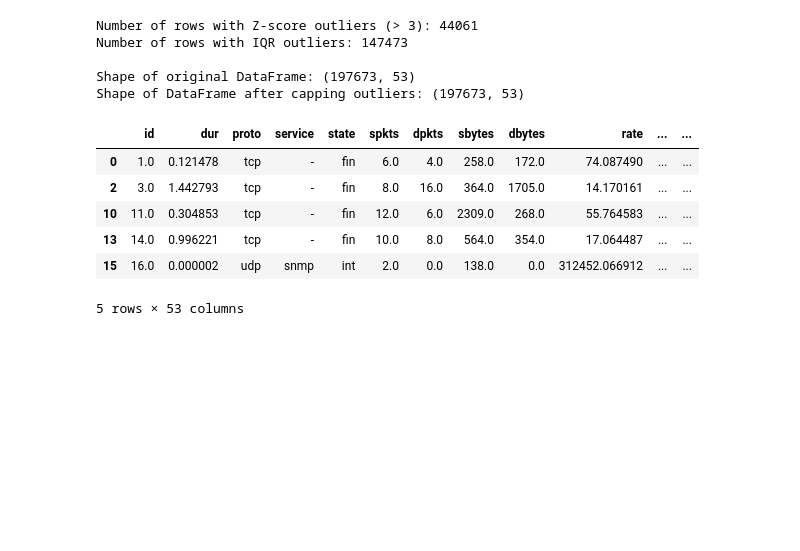
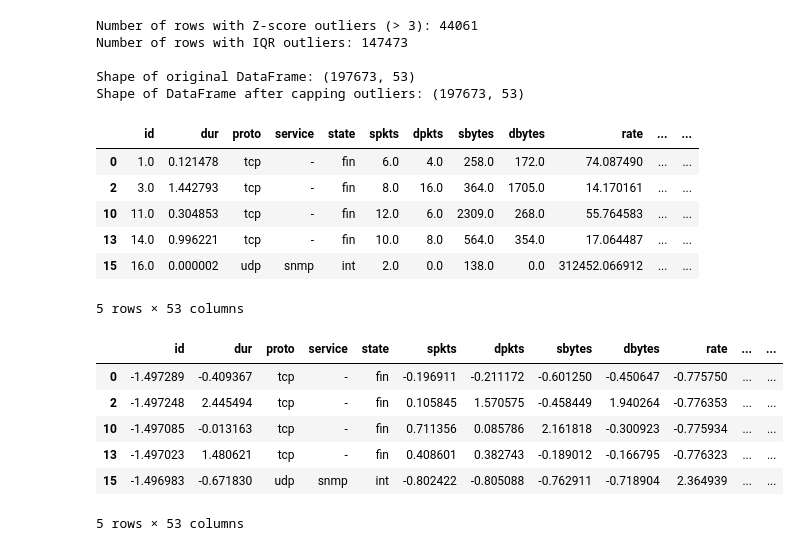
Before and after one commit to Ahsan3172/Zero-day-attack-, a Jupyter notebook: backend/zda.ipynb, the cells around one changed output. Saved outputs shown, nothing was run; the diff lists cells and outputs as text; code cells hidden in the pictures; blank space fills up the shorter version.

```diff
--- a/backend/zda.ipynb
+++ b/backend/zda.ipynb
@@ -427,3 +427,25 @@ Shape of DataFrame after capping outliers: (197673, 53)
 | 13 | 14.0 | 0.996221 | tcp | - | fin | 10.0 | 8.0 | 564.0 | 354.0 | 17.064487 | ... | ... |
 | 15 | 16.0 | 0.000002 | udp | snmp | int | 2.0 | 0.0 | 138.0 | 0.0 | 312452.066912 | ... | ... |
 5 rows × 53 columns
+# %%
+from sklearn.preprocessing import StandardScaler
+
+# Identify numerical columns in the capped DataFrame
+num_cols_capped = df_capped.select_dtypes(include=np.number).columns
+
+# Create an instance of StandardScaler
+scaler = StandardScaler()
+
+# Fit the scaler to the numerical columns and transform the data
+df_capped[num_cols_capped] = scaler.fit_transform(df_capped[num_cols_capped])
+
+# Display the first few rows of the scaled DataFrame to verify the transformation
+display(df_capped.head())
+# %% [output]
+|  | id | dur | proto | service | state | spkts | dpkts | sbytes | dbytes | rate | ... | ... |
+| 0 | -1.497289 | -0.409367 | tcp | - | fin | -0.196911 | -0.211172 | -0.601250 | -0.450647 | -0.775750 | ... | ... |
+| 2 | -1.497248 | 2.445494 | tcp | - | fin | 0.105845 | 1.570575 | -0.458449 | 1.940264 | -0.776353 | ... | ... |
+| 10 | -1.497085 | -0.013163 | tcp | - | fin | 0.711356 | 0.085786 | 2.161818 | -0.300923 | -0.775934 | ... | ... |
+| 13 | -1.497023 | 1.480621 | tcp | - | fin | 0.408601 | 0.382743 | -0.189012 | -0.166795 | -0.776323 | ... | ... |
+| 15 | -1.496983 | -0.671830 | udp | snmp | int | -0.802422 | -0.805088 | -0.762911 | -0.718904 | 2.364939 | ... | ... |
+5 rows × 53 columns
```
Also changed, not shown: parts of 2 cells of this notebook.
